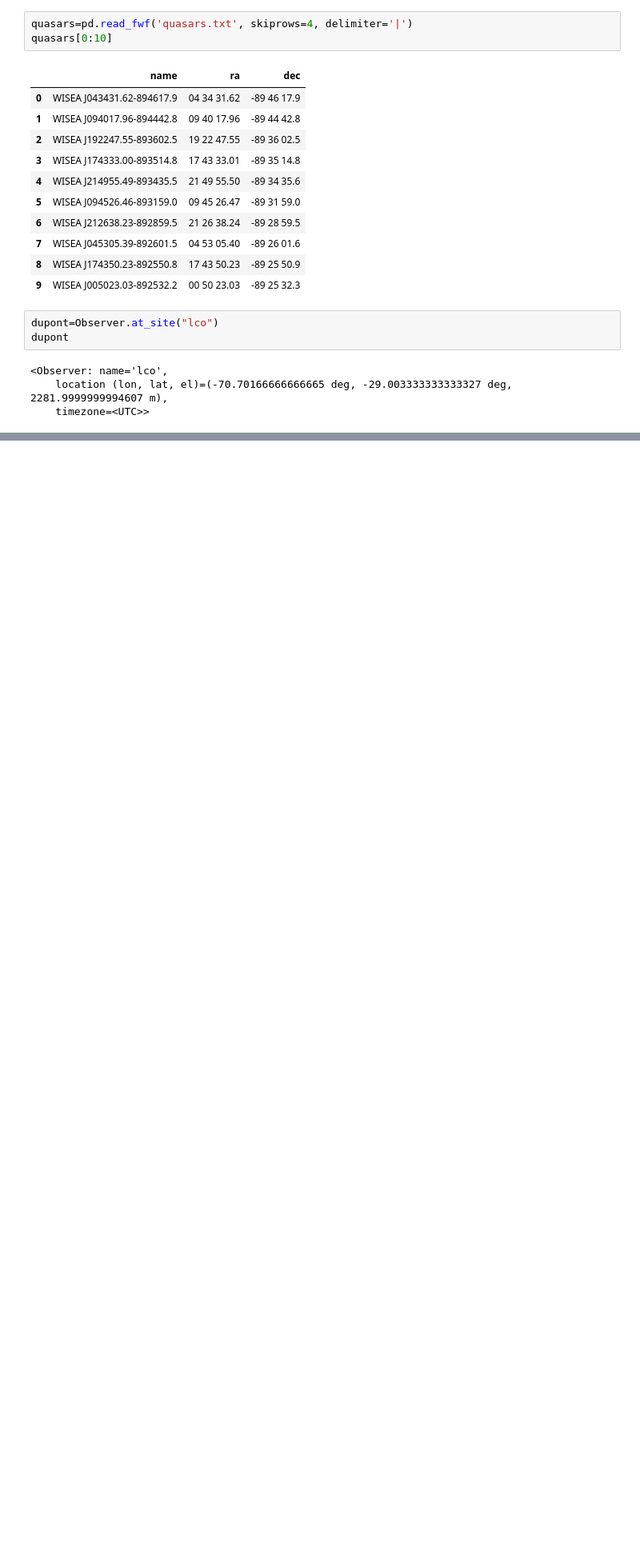
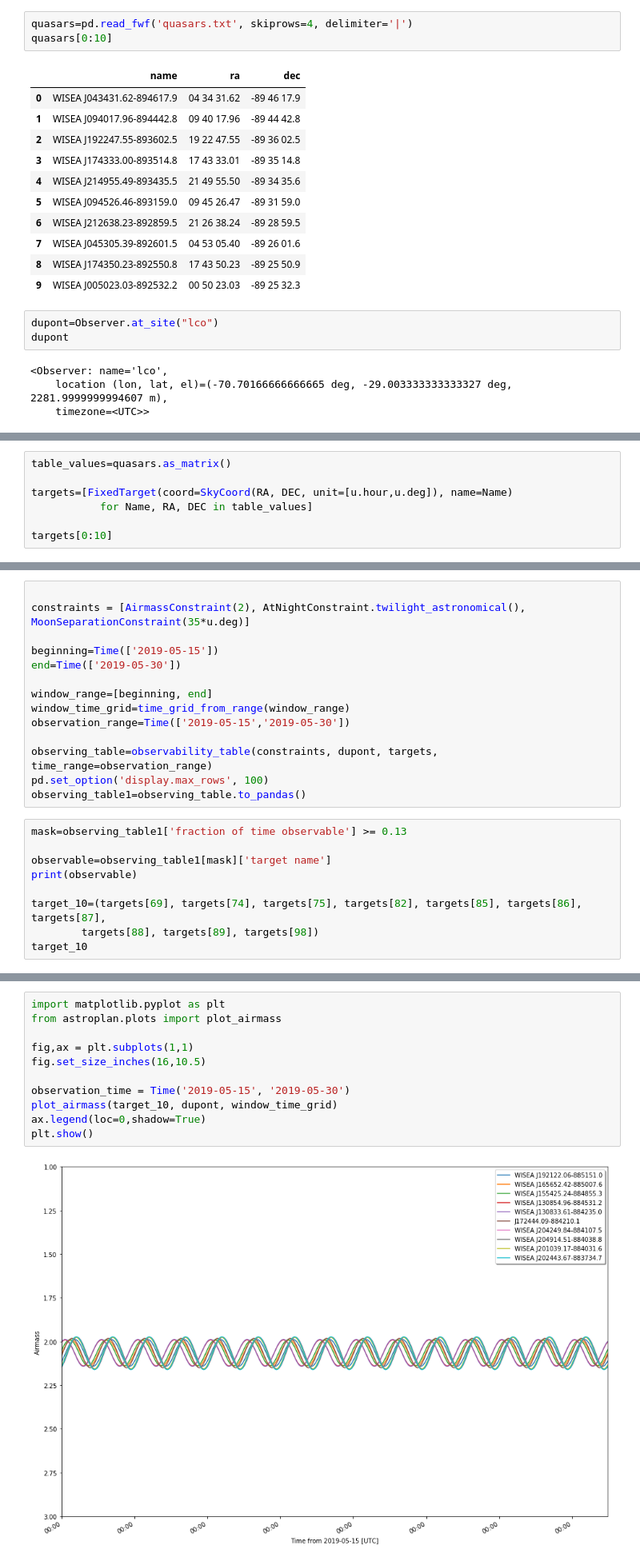
Before and after one commit to mcedillstein/Navigating_Night_Sky, a Jupyter notebook: Mercedes and Joseph Navigating the Night Sky.ipynb, the cells around one changed output, grey strips where cells are left out. Shown at 80% size. Cells and saved outputs as stored; diff of their text form; blank space fills up the shorter version.

```diff
--- a/Mercedes and Joseph Navigating the Night Sky.ipynb
+++ b/Mercedes and Joseph Navigating the Night Sky.ipynb
@@ -73,0 +53,7 @@ We ran into some complications when we trying to sort through thew data, the dat
+# %%
+table_values=quasars.as_matrix()
+
+targets=[FixedTarget(coord=SkyCoord(RA, DEC, unit=[u.hour,u.deg]), name=Name)
+           for Name, RA, DEC in table_values]
+
+targets[0:10]
@@ -73,0 +67,23 @@ We ran into some complications when we trying to sort through thew data, the dat
+# %%
+
+constraints = [AirmassConstraint(2), AtNightConstraint.twilight_astronomical(), MoonSeparationConstraint(35*u.deg)]
+
+beginning=Time(['2019-05-15'])
+end=Time(['2019-05-30'])
+
+window_range=[beginning, end]
+window_time_grid=time_grid_from_range(window_range)
+observation_range=Time(['2019-05-15','2019-05-30'])
+
+observing_table=observability_table(constraints, dupont, targets, time_range=observation_range)
+pd.set_option('display.max_rows', 100)
+observing_table1=observing_table.to_pandas()
+# %%
+mask=observing_table1['fraction of time observable'] >= 0.13
+
+observable=observing_table1[mask]['target name']
+print(observable)
+
+target_10=(targets[69], targets[74], targets[75], targets[82], targets[85], targets[86], targets[87],
+        targets[88], targets[89], targets[98])
+target_10
@@ -73,0 +112,13 @@ We ran into some complications when we trying to sort through thew data, the dat
+# %%
+import matplotlib.pyplot as plt
+from astroplan.plots import plot_airmass
+
+fig,ax = plt.subplots(1,1)
+fig.set_size_inches(16,10.5)
+
+observation_time = Time('2019-05-15', '2019-05-30')
+plot_airmass(target_10, dupont, window_time_grid)
+ax.legend(loc=0,shadow=True)
+plt.show()
+# %% [output]
+[figure, added]
```
Also changed, not shown: parts of 6 cells of this notebook.
